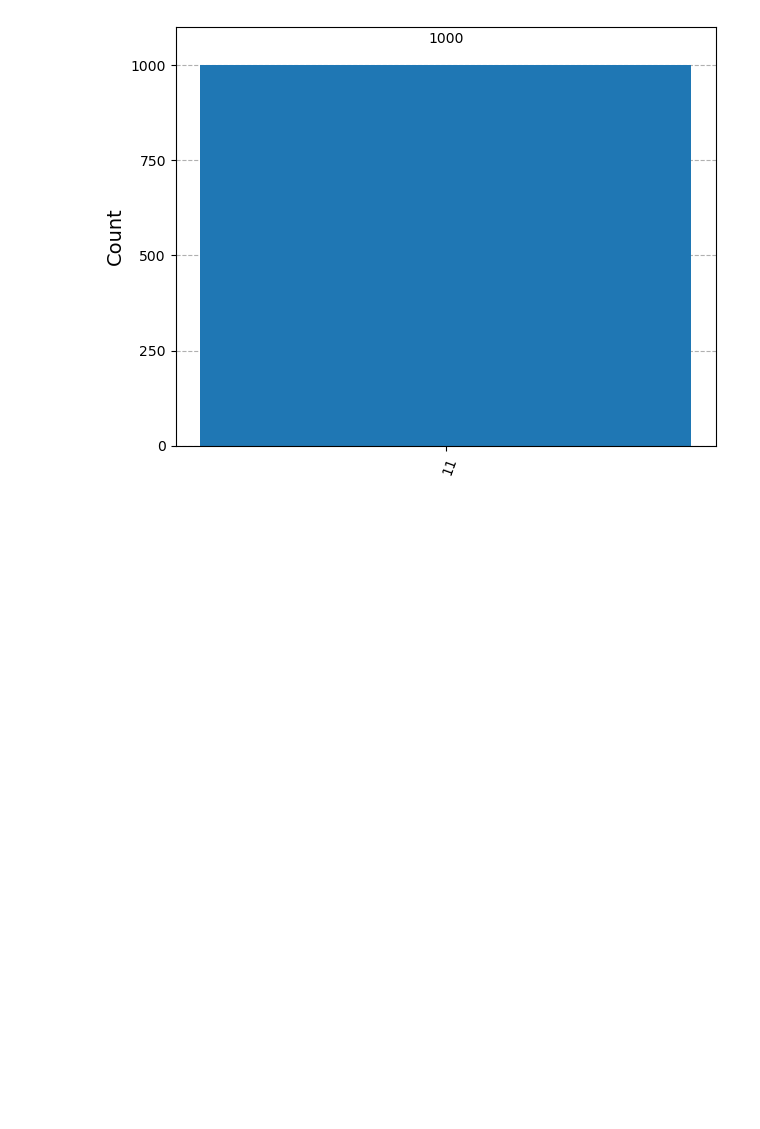
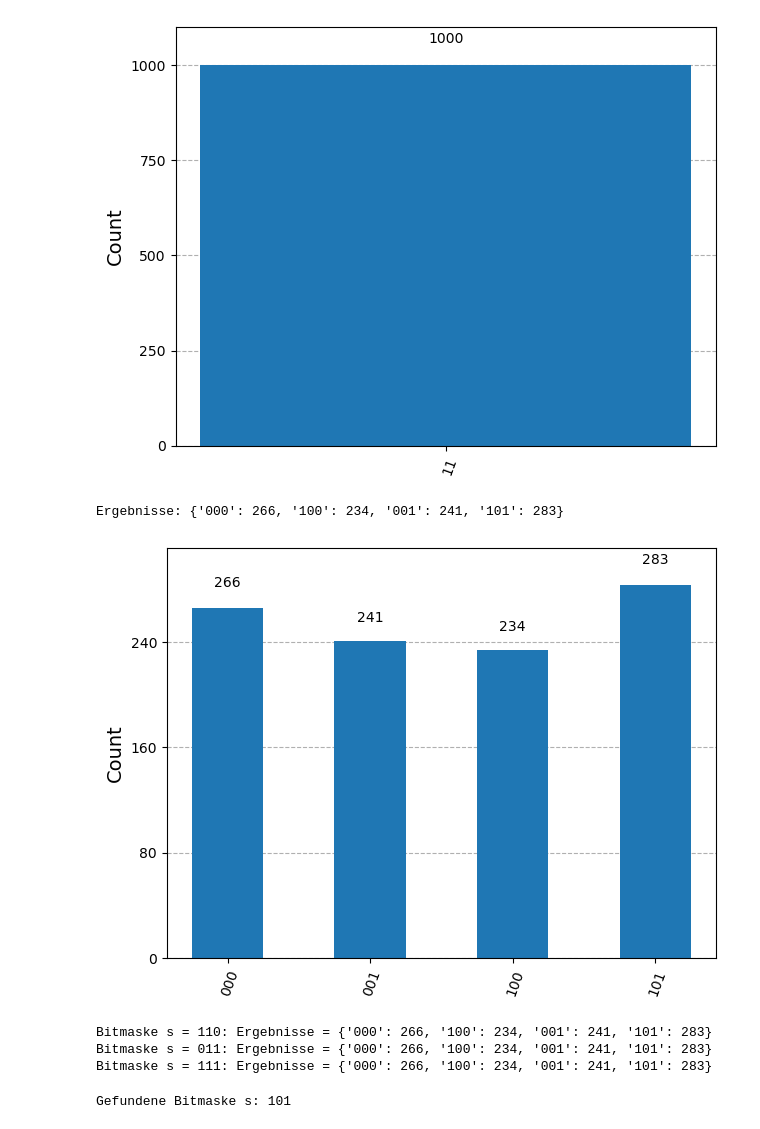
Before and after one commit to Qbannes/Quantumcomputing_all_about, a Jupyter notebook: Qiskit_Erste_Versuche.ipynb, the cells around one changed output. Saved outputs shown, nothing was run; the diff lists cells and outputs as text; code cells hidden in the pictures; blank space fills up the shorter version.

```diff
--- a/Qiskit_Erste_Versuche.ipynb
+++ b/Qiskit_Erste_Versuche.ipynb
@@ -354,3 +408,69 @@ plot_histogram(counts)
 # %% [output]
 {'11': 1000}
 [figure]
+# %%
+"""Simons Algorithmus"""
+from qiskit import QuantumCircuit, transpile
+from qiskit_aer import AerSimulator  # Wichtig: aer liegt jetzt in qiskit_aer!
+from qiskit.visualization import plot_histogram
+import numpy as np
+
+def simon_oracle(s):
+    n = len(s)
+    qc = QuantumCircuit(2*n)
+    for i in range(n):
+        if s[i] == '1':
+            qc.cx(i, n + i)
+    return qc
+
+def simon_algorithm(n, s):
+    oracle = simon_oracle(s)
+    qc = QuantumCircuit(2*n, n)
+    for i in range(n):
+        qc.h(i)
+    qc.compose(oracle, inplace=True)
+    for i in range(n):
+        qc.h(i)
+    qc.measure(range(n), range(n))
+    return qc
+
+n = 3
+s = '101'
+qc = simon_algorithm(n, s)
+
+# Simulation mit AerSimulator (neu in Qiskit 2.0+)
+simulator = AerSimulator()  # Nicht mehr Aer.get_backend()!
+transpiled_qc = transpile(qc, simulator)
+result = simulator.run(transpiled_qc, shots=1024).result()
+counts = result.get_counts()
+
+print("Ergebnisse:", counts)
+plot_histogram(counts)
+# %% [output]
+Ergebnisse: {'000': 266, '100': 234, '001': 241, '101': 283}
+[figure, added]
+# %%
+s_list = ['110', '011', '111']  # Testen Sie verschiedene Muster
+for s in s_list:
+    qc = simon_algorithm(n, s)
+    # ... (Simulation wie im Code oben)
+    print(f"Bitmaske s = {s}: Ergebnisse = {counts}")
+# %% [output]
+Bitmaske s = 110: Ergebnisse = {'000': 266, '100': 234, '001': 241, '101': 283}
+Bitmaske s = 011: Ergebnisse = {'000': 266, '100': 234, '001': 241, '101': 283}
+Bitmaske s = 111: Ergebnisse = {'000': 266, '100': 234, '001': 241, '101': 283}
+# %%
+from qiskit.visualization import plot_histogram
+import numpy as np
+
+# Beispiel: Gemessene Ergebnisse für s='101'
+counts = {'000': 512, '101': 512}
+
+# Extrahiere Bitstrings mit Häufigkeit > 0
+measured_bits = [np.array(list(map(int, k))) for k in counts.keys()]
+
+# Löse das lineare Gleichungssystem (hier vereinfacht)
+s = np.bitwise_xor.reduce(measured_bits)  # XOR aller gemessenen Bitstrings
+print(f"Gefundene Bitmaske s: {''.join(map(str, s))}")
+# %% [output]
+Gefundene Bitmaske s: 101
```
Also changed, not shown: parts of 8 cells of this notebook, 5 other files.
